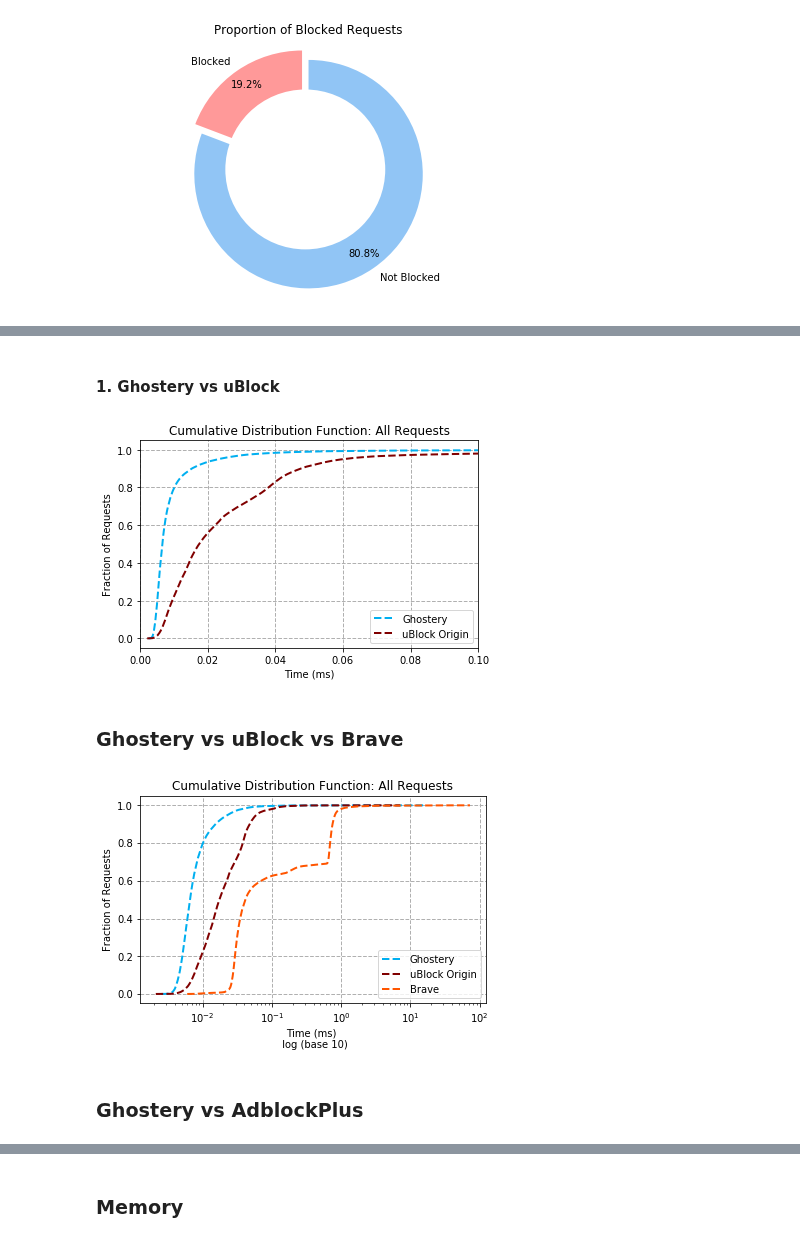
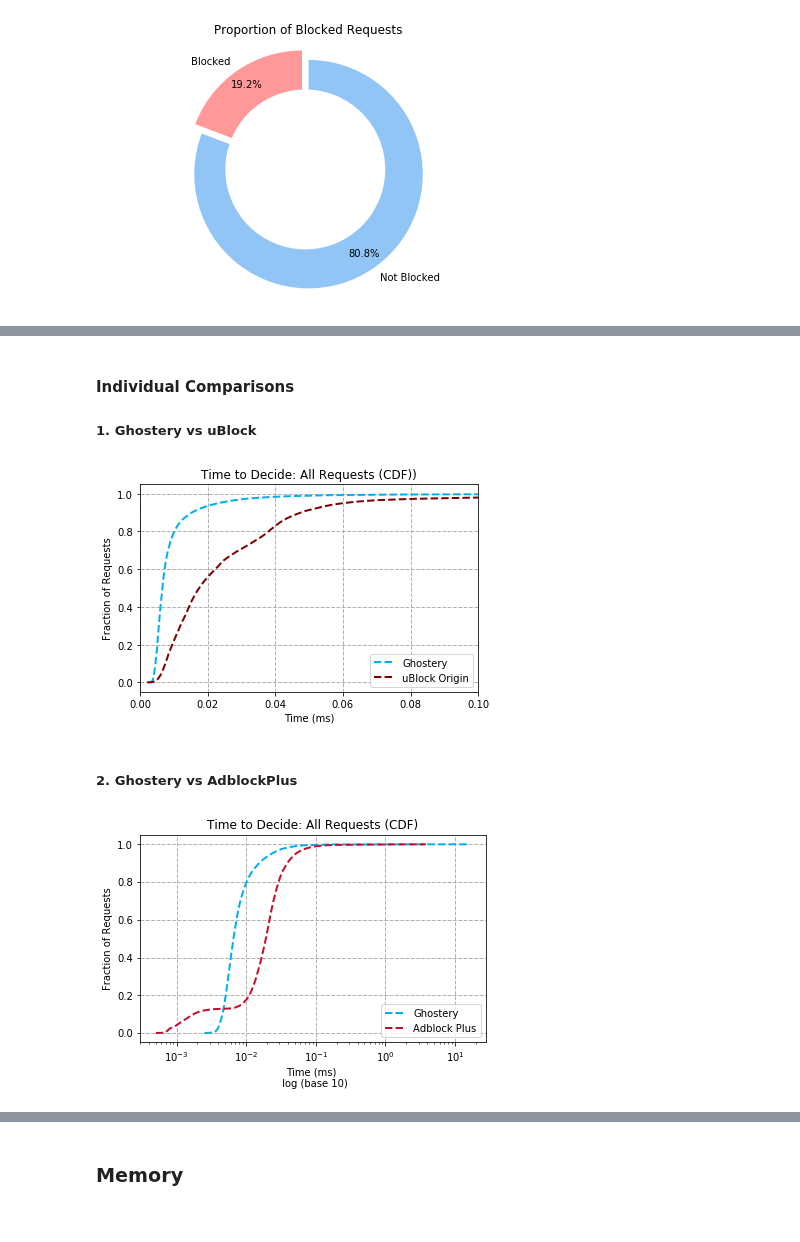
Before and after one commit to ghostery/adblocker, a Jupyter notebook: bench/comparison/comparing_adblockers.ipynb, the cells around one changed output, grey strips where cells are left out. Saved outputs shown, nothing was run; the diff lists cells and outputs as text; code cells hidden in the pictures.

```diff
--- a/bench/comparison/comparing_adblockers.ipynb
+++ b/bench/comparison/comparing_adblockers.ipynb
@@ -138,14 +43,28 @@ pie(ghostery, ublock, duck, brave, abp)
 # %% [markdown]
-#### 1. **Ghostery vs uBlock**
+#### Individual Comparisons
+##### 1. **Ghostery vs uBlock**
 # %%
-compare(ghostery, ublock, attr="all", log_x=False, log_y=False, xlim=(0, 0.10), title='Cumulative Distribution Function: All Requests')
+compare_CDF(
+    ghostery,
+    ublock,
+    attr="all",
+    log_x=False,
+    log_y=False,
+    xlim=(0, 0.10),
+    title='Time to Decide: All Requests (CDF))'
+)
 # %% [output]
-[figure, old version]
+[figure, new version]
 # %% [markdown]
-### **Ghostery vs uBlock vs Brave**
+##### **2. Ghostery vs AdblockPlus**
 # %%
-compare(ghostery, ublock, brave, attr="all", log_x=True, log_y=False, title='Cumulative Distribution Function: All Requests')
+compare_CDF(
+    ghostery,
+    abp,
+    attr="all",
+    log_x=True,
+    log_y=False,
+    title='Time to Decide: All Requests (CDF)'
+)
 # %% [output]
-[figure, old version]
+[figure, new version]
-# %% [markdown]
-### **Ghostery vs AdblockPlus**
```
Also changed, not shown: parts of 36 cells of this notebook, 20 other files.
